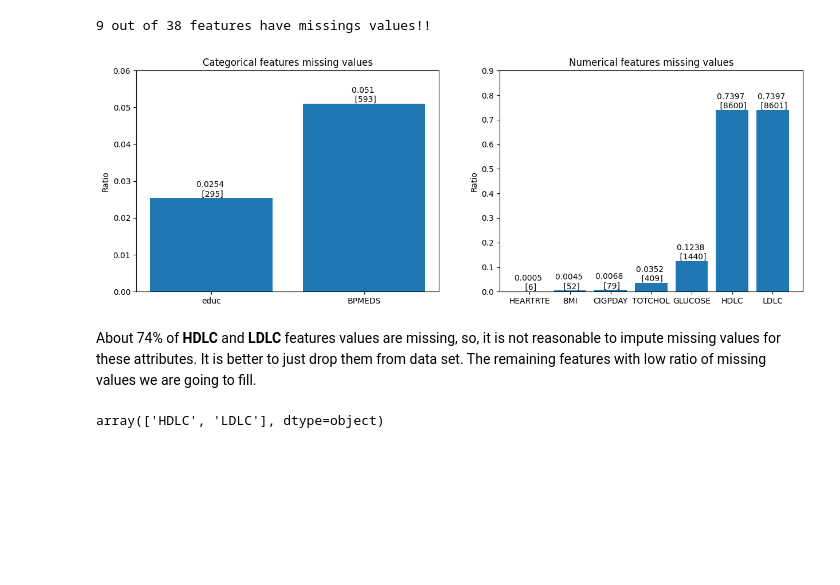
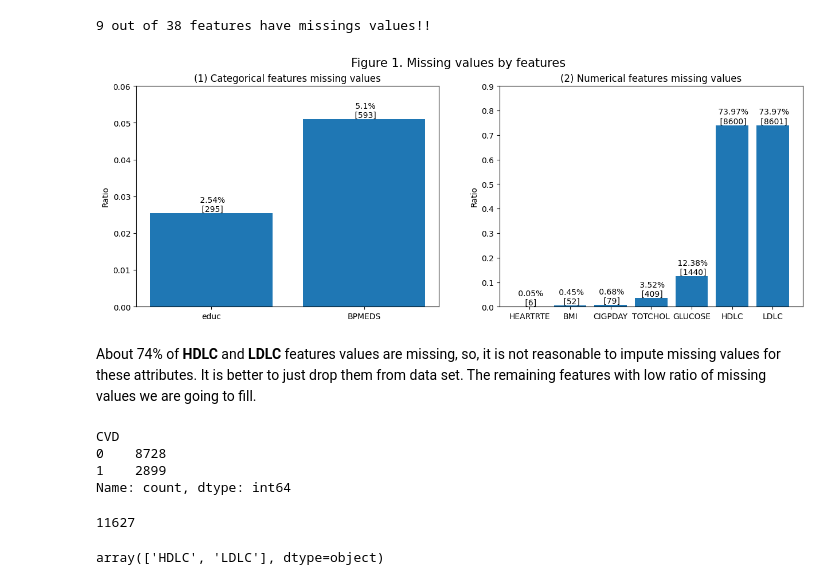
Before and after one commit to jainshrey1/Machine_learning--Heart-Disease-Prediction, a Jupyter notebook: src/eda-1.ipynb, the cells around one changed output. Drawn from its saved outputs; the diff is of its cells as text; code cells hidden in the pictures; blank space fills up the shorter version.

Commit message:
visual notebook

```diff
--- a/src/eda-1.ipynb
+++ b/src/eda-1.ipynb
@@ -65,10 +66,14 @@ print(F"{n_missings} out of {n_features} features have missings values!!")
 # %% [output]
 9 out of 38 features have missings values!!
 # %%
+print()
+
 fig,ax = plt.subplots(1,2)
 fig.set_figheight(5)
 fig.set_figwidth(15)
 
+
+fig.suptitle("Figure 1. Missing values by features\n\n\n",fontsize=15)
 
 
 for i,key in enumerate(feature_dict):
@@ -77,38 +82,52 @@ for i,key in enumerate(feature_dict):
     # print(fets)
 
     missings = df[fets].isna().sum().to_frame().reset_index().rename(columns={"index":"Feature",0:"Counts"})
     missings = missings[missings['Counts'] != 0]
     missings['Percent'] = missings['Counts'] / n_obs
     missings.sort_values("Counts",inplace=True)
 
 
     ax[i].bar(missings['Feature'],missings['Percent'])
-    ax[i].set_title(f"{key.capitalize()} features missing values")
+    ax[i].set_title(f"({i+1}) {key.capitalize()} features missing values")
 
     if key == 'categorical':
         ax[i].set_ylim(0,0.06)
     else:
         ax[i].set_ylim(0,0.9)
 
 
     ax[i].set_ylabel("Ratio")
 
     # Annotate each bar with its value
     for index, value in enumerate(missings['Percent']):
         # print(value)
         miss_rate = value
         counts = missings['Counts'].values[index]
-        annot = f"{str(round(miss_rate,4))} \n [{str(counts)}]"
+        annot = f" {str(round(miss_rate*100,2))}%\n [{str(counts)}]"
         ax[i].text(index, value,  annot, ha='center', va='bottom')
 
     # plt.xticks(rotation=45)
     # plt.title("Figure 1. Percent of missing values")
 
+
 plt.show()
+
+print()
 # %% [output]
-[figure, old version]
+[figure, new version]
 # %% [markdown]
 About 74% of **HDLC** and **LDLC** features values are missing, so, it is not reasonable to impute missing values for these attributes. It is better to just drop them from data set. The remaining features with low ratio of missing values we are going to fill.
+# %%
+df.CVD.value_counts().to_
+# %% [output]
+CVD
+0    8728
+1    2899
+Name: count, dtype: int64
+# %%
+8728 + 2899
+# %% [output]
+11627
 # %%
 columns_to_remove = missings[missings['Percent'] > .5]['Feature'].values
 columns_to_remove
```
Also changed, not shown: parts of 1 cell of this notebook, 31 other files.
